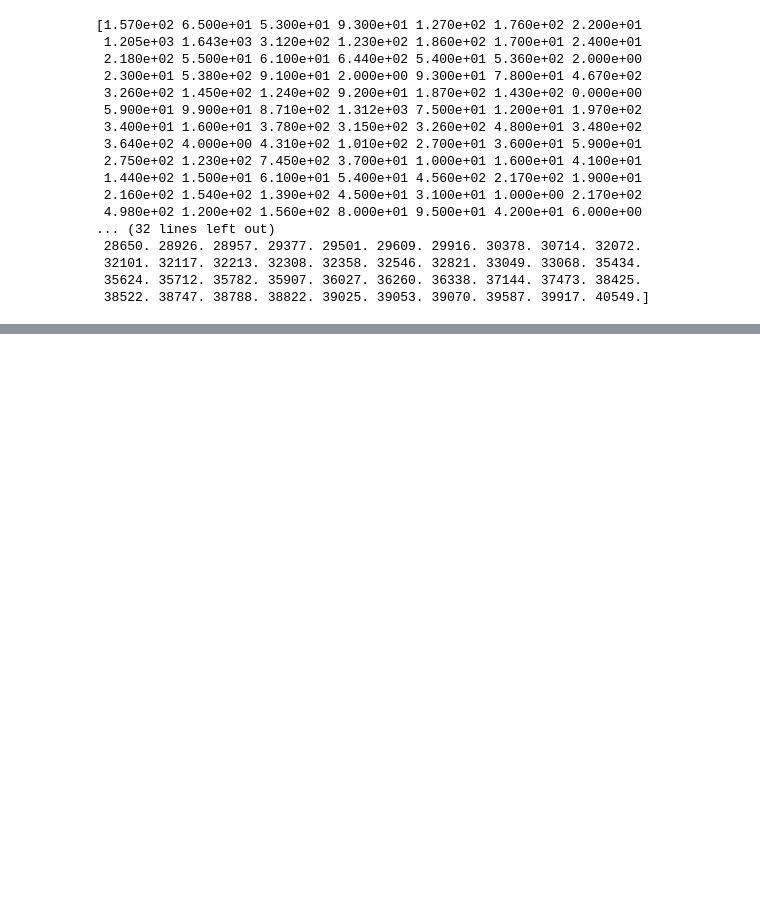
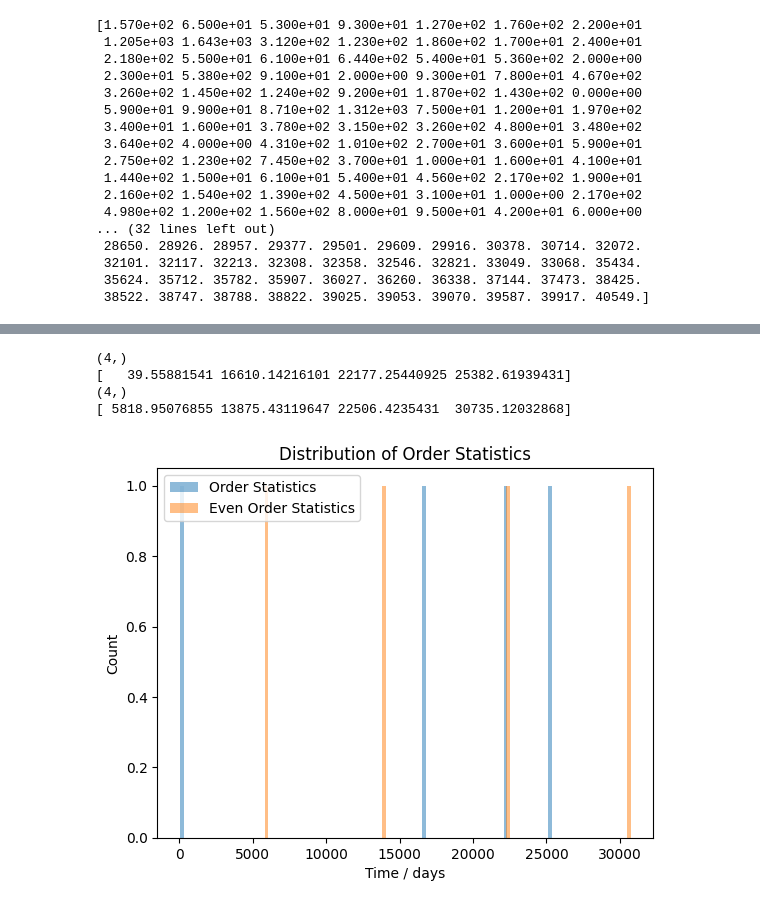
Before and after one commit to AlexBM173/apb86_S2, a Jupyter notebook: draft.ipynb, the cells around one changed output, grey strips where cells are left out. Cells and saved outputs as stored; diff of their text form; code cells hidden in the pictures; blank space fills up the shorter version.

```diff
--- a/draft.ipynb
+++ b/draft.ipynb
@@ -46,0 +65,28 @@ plt.show()
+# %%
+from scipy import special
+
+def gamma(x, alpha, beta):
+    pdf = (beta ** alpha) * np.exp(-beta * x) / special.gamma(alpha)
+    return pdf
+
+k = 4
+order_statistics = np.sort(np.random.uniform(0, total_period, k))
+print(np.shape(order_statistics))
+print(order_statistics)
+even_order_statistics = np.sort(np.random.uniform(0, total_period, 2 * k + 1))[1:-1:2]
+print(np.shape(even_order_statistics))
+print(even_order_statistics)
+
+plt.hist(order_statistics, bins=100, density=False, alpha=0.5, label='Order Statistics')
+plt.hist(even_order_statistics, bins=100, density=False, alpha=0.5, label='Even Order Statistics')
+plt.xlabel("Time / days")
+plt.ylabel("Count")
+plt.title("Distribution of Order Statistics")
+plt.legend()
+plt.show()
+# %% [output]
+(4,)
+[   39.55881541 16610.14216101 22177.25440925 25382.61939431]
+(4,)
+[ 5818.95076855 13875.43119647 22506.4235431  30735.12032868]
+[figure, added]
```
Also changed, not shown: parts of 3 cells of this notebook.
